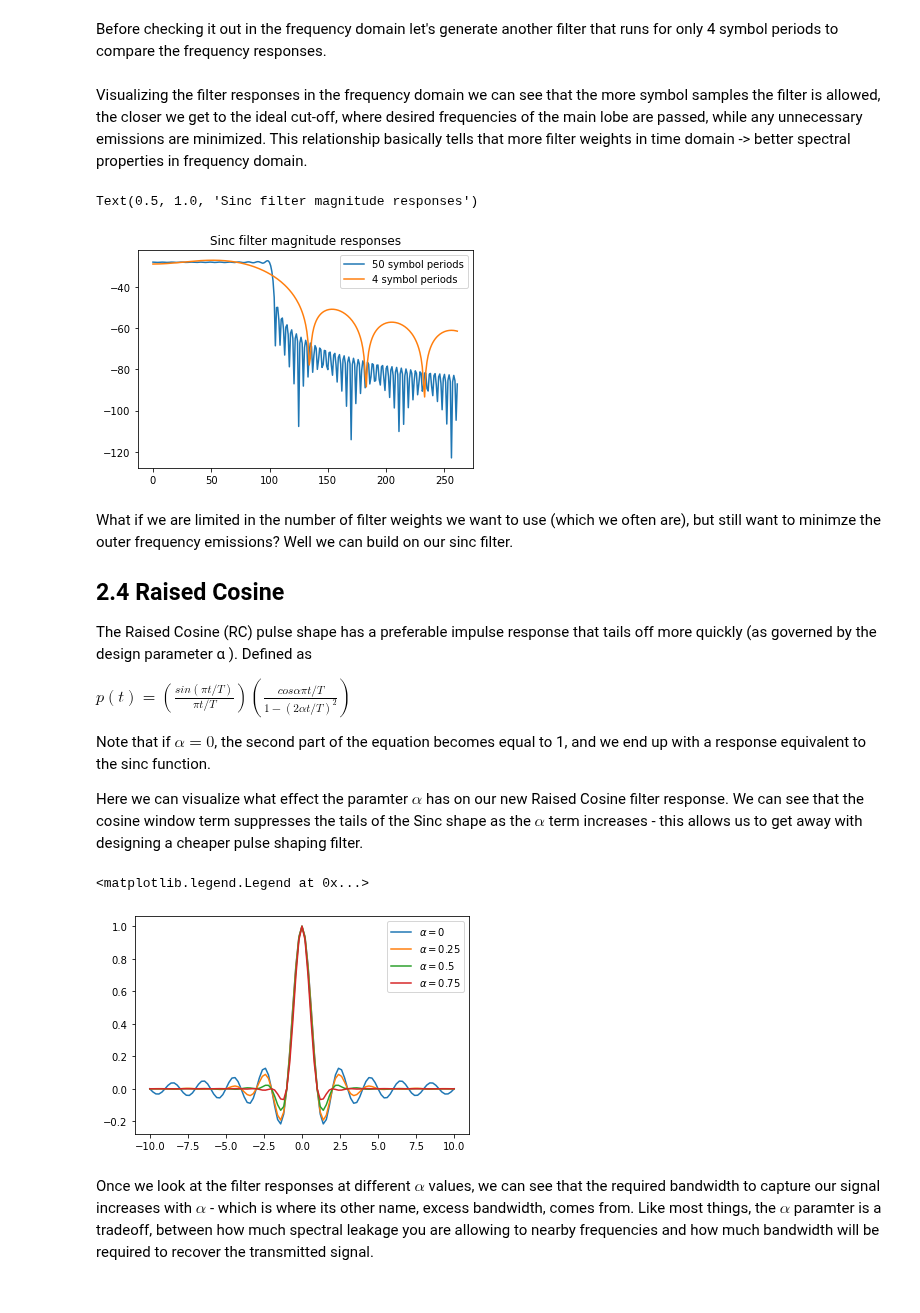
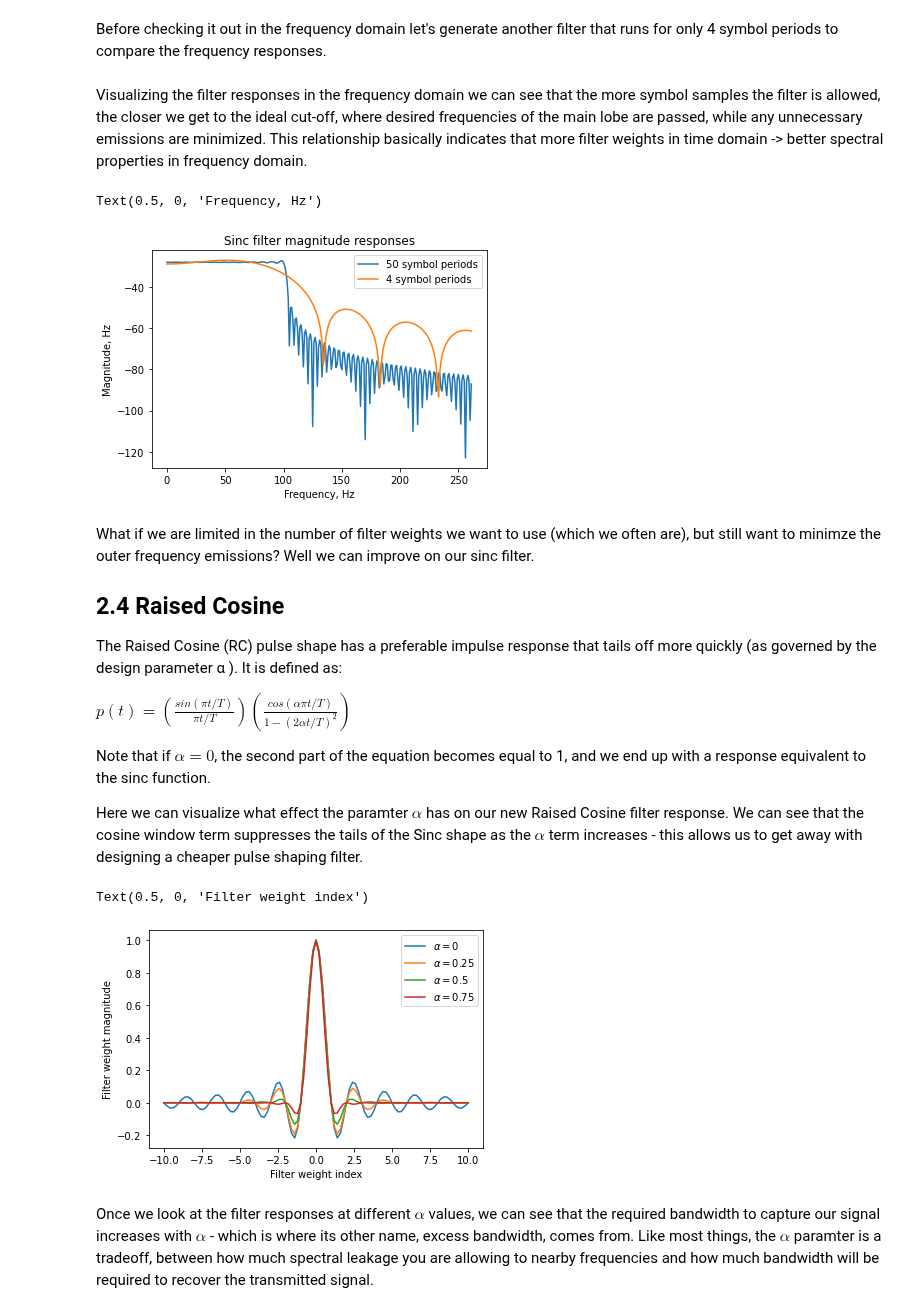
Before and after one commit to strath-sdr/dsp_notebooks, a Jupyter notebook: notebooks/baseband_modulation/02_pulse_shaping.ipynb, the cells around one changed output. Drawn from its saved outputs; the diff is of its cells as text; code cells hidden in the pictures.

```diff
--- a/notebooks/baseband_modulation/02_pulse_shaping.ipynb
+++ b/notebooks/baseband_modulation/02_pulse_shaping.ipynb
@@ -167,7 +196,7 @@ num_weights = 21
 x = np.arange(-int(num_weights/2),int(num_weights/2)+1,1)/sps
 sinc_weights2 = np.sinc(x)
 # %% [markdown]
-Visualizing the filter responses in the frequency domain we can see that the more symbol samples the filter is allowed, the closer we get to the ideal cut-off, where desired frequencies of the main lobe are passed, while any unnecessary emissions are minimized. This relationship basically tells that more filter weights in time domain -> better spectral properties in frequency domain.
+Visualizing the filter responses in the frequency domain we can see that the more symbol samples the filter is allowed, the closer we get to the ideal cut-off, where desired frequencies of the main lobe are passed, while any unnecessary emissions are minimized. This relationship basically indicates that more filter weights in time domain -> better spectral properties in frequency domain.
 # %%
 # Calculate frequency responses of the 2 filters
 fft_size = 1024
@@ -180,18 +209,20 @@ plt.plot(sinc2_response[int(fft_size/2):-250])
 
 plt.legend(('50 symbol periods', '4 symbol periods'))
 plt.title('Sinc filter magnitude responses')
+plt.ylabel('Magnitude, Hz')
+plt.xlabel('Frequency, Hz')
 # %% [output]
-Text(0.5, 1.0, 'Sinc filter magnitude responses')
+Text(0.5, 0, 'Frequency, Hz')
-[figure, old version]
+[figure, new version]
 # %% [markdown]
-What if we are limited in the number of filter weights we want to use (which we often are), but still want to minimze the outer frequency emissions? Well we can build on our sinc filter.
+What if we are limited in the number of filter weights we want to use (which we often are), but still want to minimze the outer frequency emissions? Well we can improve on our sinc filter.
 
 ## 2.4 Raised Cosine <a class="anchor" id="rcos"></a>
 
 The Raised Cosine (RC) pulse shape has a preferable impulse response that
-tails off more quickly (as governed by the design parameter α ). Defined as
+tails off more quickly (as governed by the design parameter α ). It is defined as:
 
-$p(t) = (\frac{sin(\pi t / T)}{\pi t / T}) (\frac{cos \alpha \pi t / T}{1 - (2\alpha t / T)^{2}})$
+$p(t) = (\frac{sin(\pi t / T)}{\pi t / T}) (\frac{cos ( \alpha \pi t / T)}{1 - (2\alpha t / T)^{2}})$
 
 Note that if $\alpha = 0$, the second part of the equation becomes equal to 1, and we end up with a response equivalent to the sinc function.
 
@@ -199,17 +230,19 @@ Here we can visualize what effect the paramter $\alpha$ has on our new Raised Co
 # %%
 sps = 5
 num_weights = 101
 x = 0.9999*np.arange(-int(num_weights/2),int(num_weights/2)+1,1)/sps
 
 alphas = [0, 0.25, 0.5, 0.75]
 for alpha in alphas:
     raised_cos_weights = np.sinc(x)*(np.cos(alpha*np.pi*x)/(1-((2*alpha*x)**2)))
     plt.plot(x,raised_cos_weights)
 
 plt.legend((r'$\alpha = 0$', r'$\alpha = 0.25$', r'$\alpha = 0.5$', r'$\alpha = 0.75$'))
+plt.ylabel('Filter weight magnitude')
+plt.xlabel('Filter weight index')
 # %% [output]
-<matplotlib.legend.Legend at 0x...>
+Text(0.5, 0, 'Filter weight index')
-[figure, old version]
+[figure, new version]
 # %% [markdown]
 Once we look at the filter responses at different $\alpha$ values, we can see that the required bandwidth to capture our signal increases with $\alpha$ - which is where its other name, excess bandwidth, comes from. Like most things, the $\alpha$ paramter is a tradeoff, between how much spectral leakage you are allowing to nearby frequencies and how much bandwidth will be required to recover the transmitted signal.
 # %%
```
Also changed, not shown: parts of 24 cells of this notebook, 1 other file.
